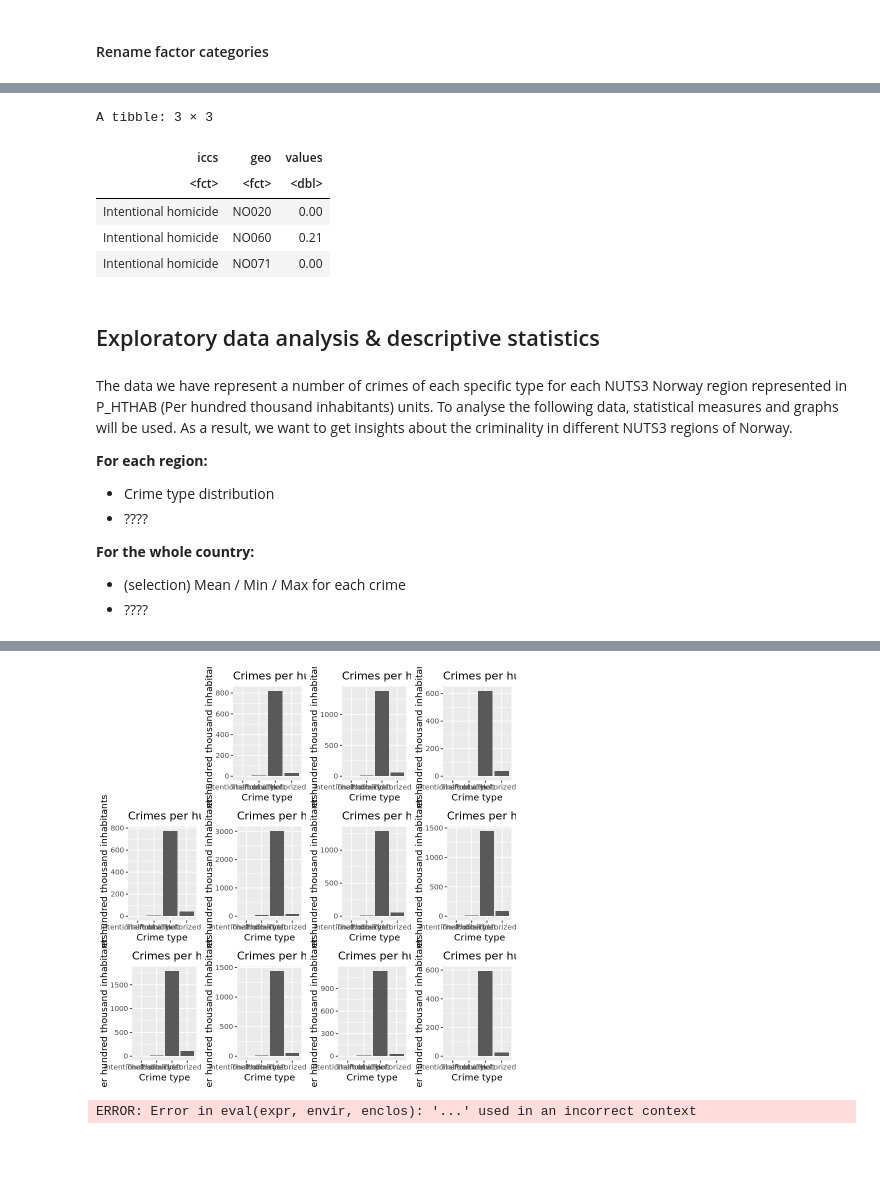
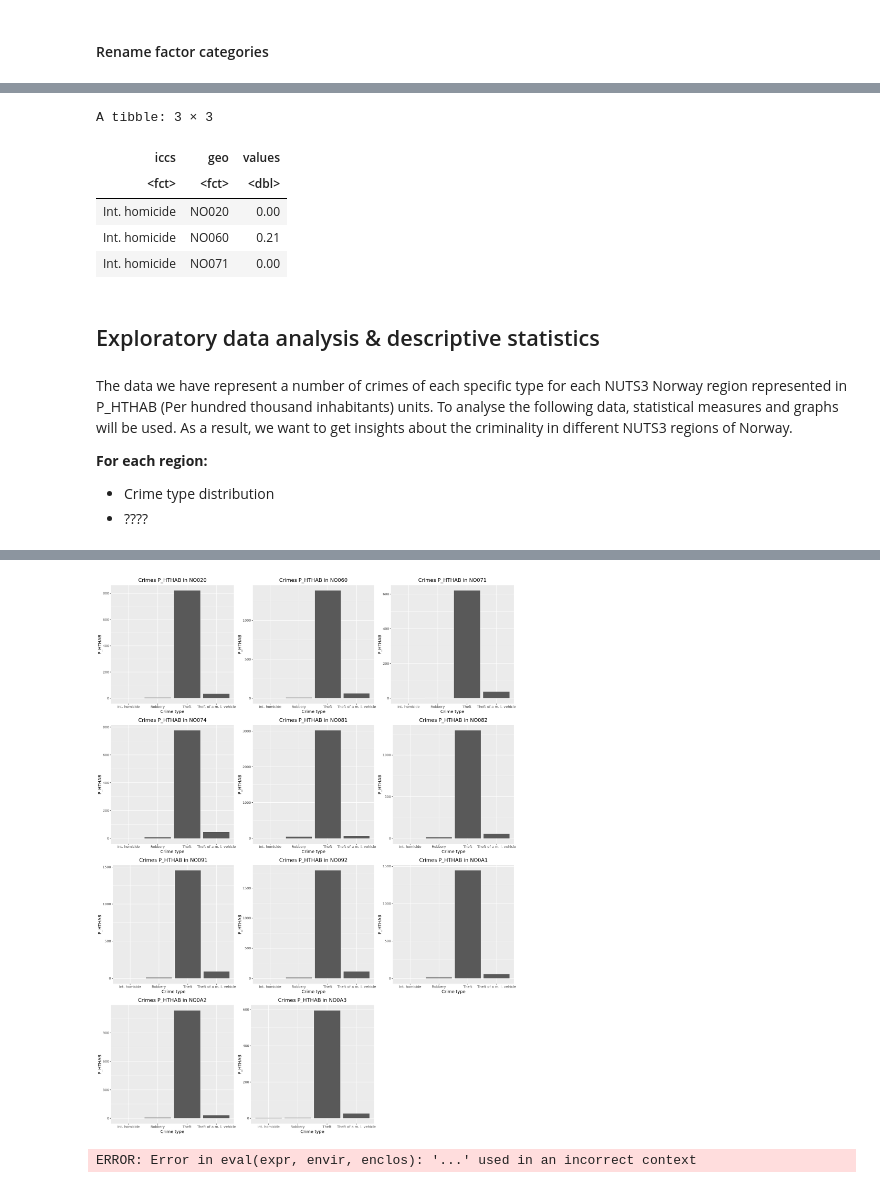
Before and after one commit to nickobard/eurostat-datasets-analysis, a Jupyter notebook: sem-1/semestral-work.ipynb, the cells around one changed output, grey strips where cells are left out. Cells and saved outputs as stored; diff of their text form; code cells hidden in the pictures; blank space fills up the shorter version.

Commit message:
Plot fixed

```diff
--- a/sem-1/semestral-work.ipynb
+++ b/sem-1/semestral-work.ipynb
@@ -126,16 +127,16 @@ A tibble: 3 × 3
 [iccs_codes] - https://ec.europa.eu/eurostat/databrowser/view/crim_gen_reg/default/table?lang=en&category=crim.crim_off
 # %%
 prev_labels = c('ICCS0101', 'ICCS0401', 'ICCS0502', 'ICCS050211')
-new_labels = c('Intentional homicide', 'Robbery', 'Theft', 'Theft of a motorized land vehicle')
+new_labels = c('Int. homicide', 'Robbery', 'Theft', 'Theft of a m. l. vehicle')
 data$iccs <- factor(data$iccs, levels=prev_labels, labels = new_labels)
 head(data, 3)
 # %% [output]
 A tibble: 3 × 3
 | iccs | geo | values |
 | <fct> | <fct> | <dbl> |
-| Intentional homicide | NO020 | 0.00 |
-| Intentional homicide | NO060 | 0.21 |
-| Intentional homicide | NO071 | 0.00 |
+| Int. homicide | NO020 | 0.00 |
+| Int. homicide | NO060 | 0.21 |
+| Int. homicide | NO071 | 0.00 |
 # %% [markdown]
 ## Exploratory data analysis & descriptive statistics
 # %% [markdown]
@@ -145,12 +146,6 @@ The data we have represent a number of crimes of each specific type for each NUT
 
 - Crime type distribution
 - ????
-
-
-**For the whole country:**
-
-- (selection) Mean / Min / Max for each crime
-- ????
 # %%
 # Get all Norway NUTS3 region codes
 norway_nuts3_regions = unique(data$geo)
@@ -162,7 +157,8 @@ region_bar_plot <- function(region){
     # Make a single bar plot
     plot <- ggplot( data = data_region, mapping = aes(x = iccs, y= values)) +
            geom_bar(stat="identity") +   # stat="identity" allows us to use y = values
-           labs(title = paste("Crimes per hundred thousand inhabitants in ", region), x = "Crime type", y = "Per hundred thousand inhabitants")
+           labs(title = paste("Crimes P_HTHAB in", region), x = "Crime type", y = "P_HTHAB") +
+           theme(plot.title = element_text(hjust = 0.5))
     return(plot)
 }
 
@@ -174,6 +170,9 @@ for ( region in norway_nuts3_regions ) {
   plots <- c(plots, list(region_plot))
 }
 
-final_plot <- plot_grid(plotlist = plots, ncols = 4)
+# regulates the size of a plot https://blog.revolutionanalytics.com/2015/09/resizing-plots-in-the-r-kernel-for-jupyter-notebooks.html
+options(repr.plot.width=15, repr.plot.height=20)
+
+final_plot <- plot_grid(plotlist = plots, ncol=3)
 final_plot
 # %% [output]
@@ -182,4 +179,4 @@ Warning message in as_grob.default(plot):
-[figure, old version]
+[figure, new version]
 # %%
 ...
 # %% [output]
```
Also changed, not shown: parts of 2 cells of this notebook.
